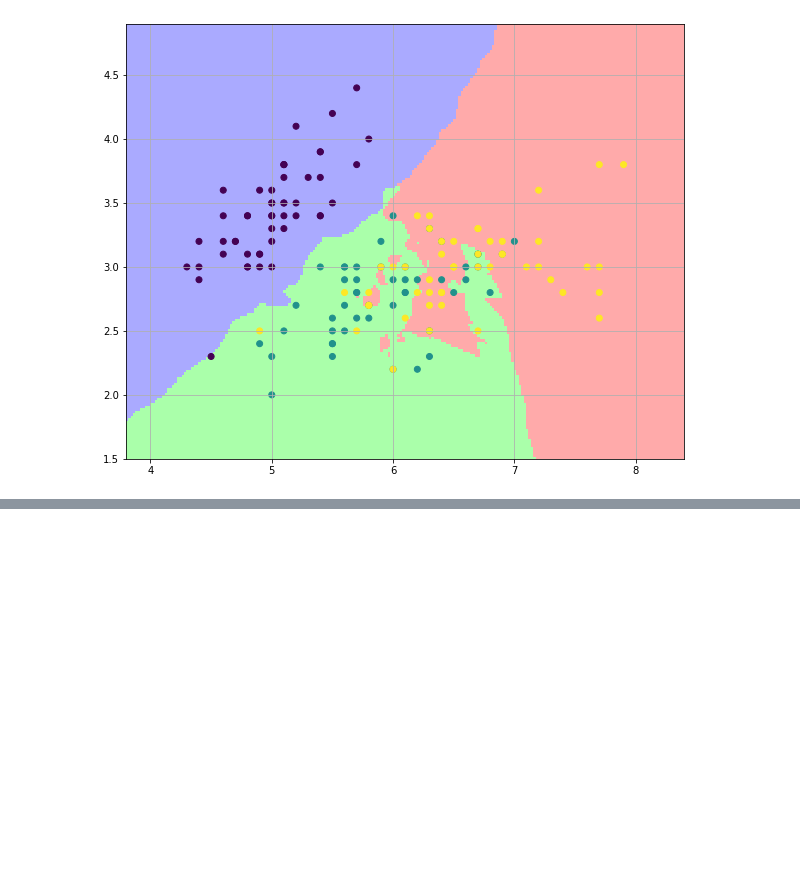
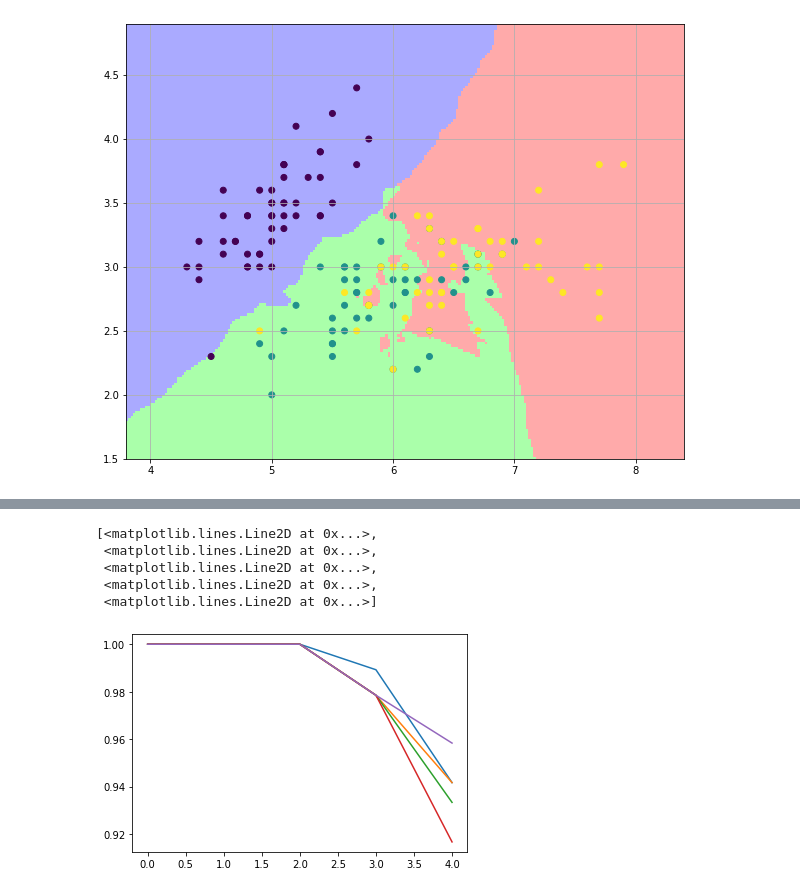
Before and after one commit to jcmachicao/modpred__evaluacion, a Jupyter notebook: modpred__color_results.ipynb, the cells around one changed output, grey strips where cells are left out. Saved outputs shown, nothing was run; the diff lists cells and outputs as text; code cells hidden in the pictures; blank space fills up the shorter version.

```diff
--- a/modpred__color_results.ipynb
+++ b/modpred__color_results.ipynb
@@ -35,0 +55,2 @@ plt.show()
+# %%
+tr_sz, tr_sc, ts_sc = learning_curve(dtree, x, y)
@@ -35,0 +61,9 @@ plt.show()
+# %%
+plt.plot(tr_sc)
+# %% [output]
+[<matplotlib.lines.Line2D at 0x...>,
+ <matplotlib.lines.Line2D at 0x...>,
+ <matplotlib.lines.Line2D at 0x...>,
+ <matplotlib.lines.Line2D at 0x...>,
+ <matplotlib.lines.Line2D at 0x...>]
+[figure, added]
```
Also changed, not shown: parts of 6 cells of this notebook.
